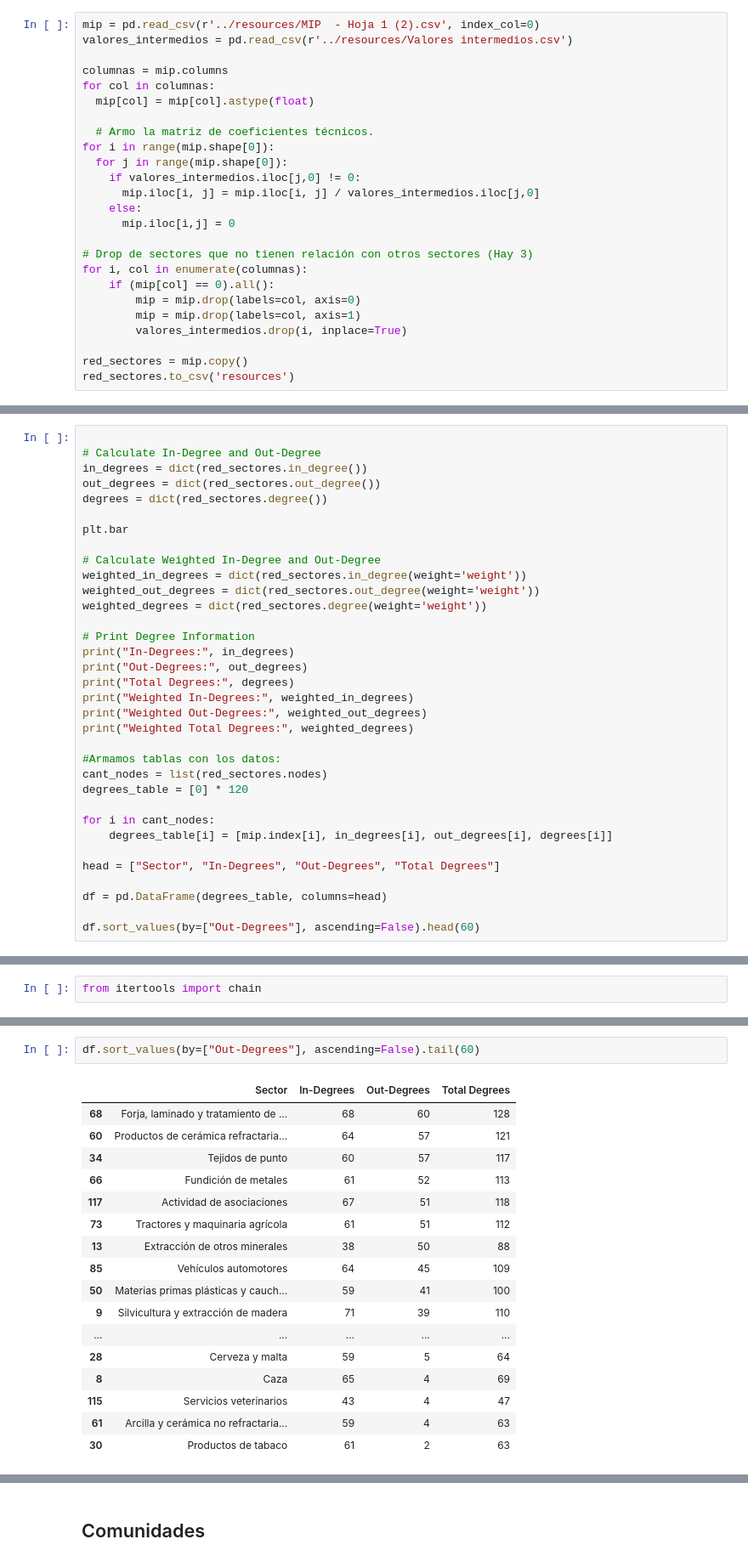
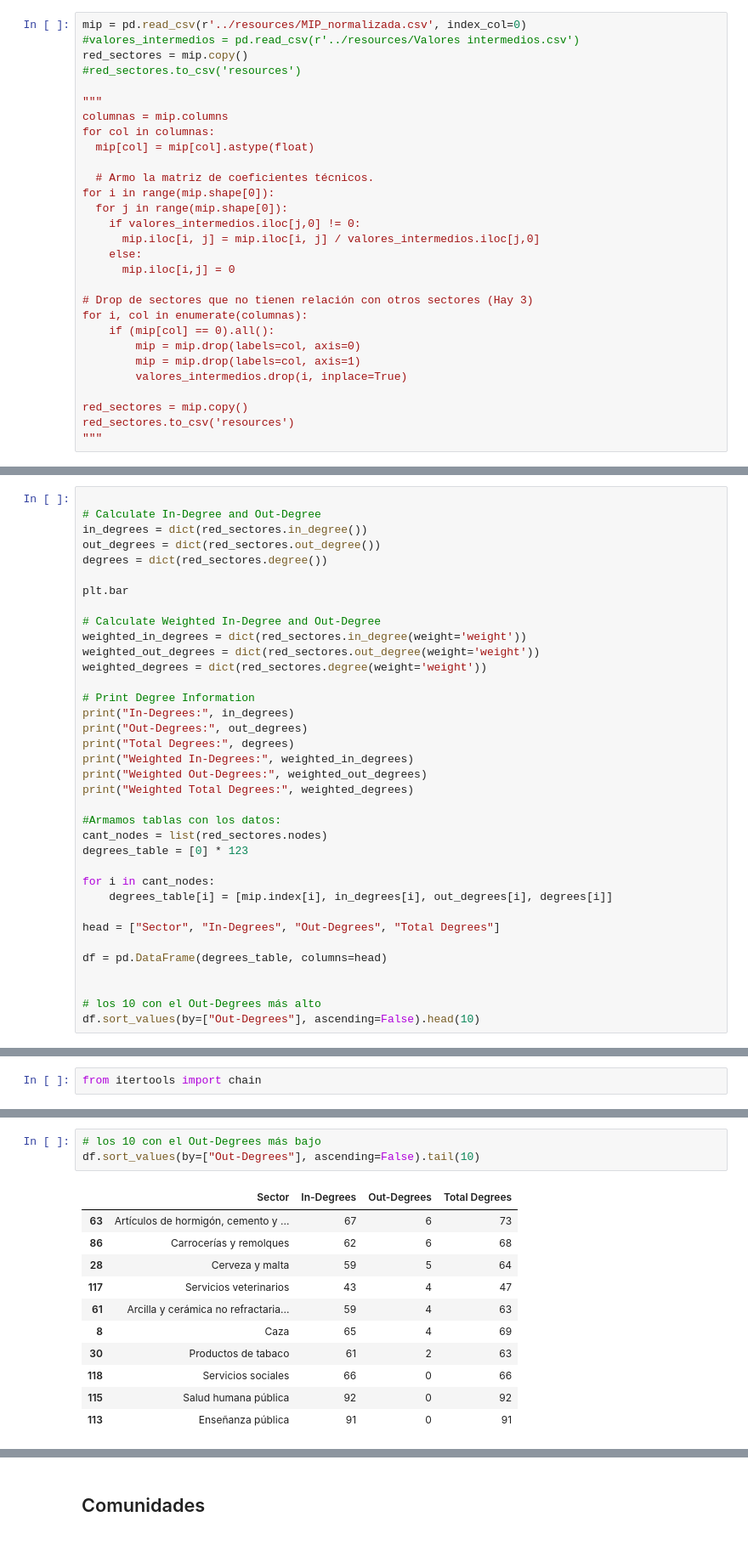
Before and after one commit to akielbowicz/tp-msscae-2024, a Jupyter notebook: notebooks/analisis_grafo.ipynb, the cells around one changed output, grey strips where cells are left out. Shown at 85% size. Drawn from its saved outputs; the diff is of its cells as text.

```diff
--- a/notebooks/analisis_grafo.ipynb
+++ b/notebooks/analisis_grafo.ipynb
@@ -12,9 +12,12 @@ from matplotlib.patches import Polygon
 # %% [markdown]
 ## Creación del grafo
 # %%
-mip = pd.read_csv(r'../resources/MIP  - Hoja 1 (2).csv', index_col=0)
-valores_intermedios = pd.read_csv(r'../resources/Valores intermedios.csv')
+mip = pd.read_csv(r'../resources/MIP_normalizada.csv', index_col=0)
+#valores_intermedios = pd.read_csv(r'../resources/Valores intermedios.csv')
+red_sectores = mip.copy()
+#red_sectores.to_csv('resources')
 
+"""
 columnas = mip.columns
 for col in columnas:
   mip[col] = mip[col].astype(float)
@@ -36,3 +39,4 @@ for i, col in enumerate(columnas):
 
 red_sectores = mip.copy()
 red_sectores.to_csv('resources')
+"""
@@ -108,7 +114,7 @@ print("Weighted Total Degrees:", weighted_degrees)
 
 #Armamos tablas con los datos:
 cant_nodes = list(red_sectores.nodes)
-degrees_table = [0] * 120
+degrees_table = [0] * 123
 
 for i in cant_nodes:
     degrees_table[i] = [mip.index[i], in_degrees[i], out_degrees[i], degrees[i]]
@@ -117,6 +123,8 @@ head = ["Sector", "In-Degrees", "Out-Degrees", "Total Degrees"]
 
 df = pd.DataFrame(degrees_table, columns=head)
 
-df.sort_values(by=["Out-Degrees"], ascending=False).head(60)
+
+# los 10 con el Out-Degrees más alto
+df.sort_values(by=["Out-Degrees"], ascending=False).head(10)
 # %% [output]
 In-Degrees: {0: 77, 1: 80, 2: 79, 3: 82, 4: 73, 5: 87, 6: 88, 7: 69, 8: 65, 9: 71, 10: 84, 11: 50, 12: 36, 13: 38, 14: 76, 15: 63, 16: 74, 17: 66, 18: 72, 19: 67, 20: 72, 21: 81, 22: 66, 23: 72, 24: 7 ...
@@ -167,20 +169,15 @@ list(red_sectores[1])
 # %%
-df.sort_values(by=["Out-Degrees"], ascending=False).tail(60)
+# los 10 con el Out-Degrees más bajo
+df.sort_values(by=["Out-Degrees"], ascending=False).tail(10)
 # %% [output]
 |  | Sector | In-Degrees | Out-Degrees | Total Degrees |
-| 68 | Forja, laminado y tratamiento de ... | 68 | 60 | 128 |
-| 60 | Productos de cerámica refractaria... | 64 | 57 | 121 |
-| 34 | Tejidos de punto | 60 | 57 | 117 |
-| 66 | Fundición de metales | 61 | 52 | 113 |
-| 117 | Actividad de asociaciones | 67 | 51 | 118 |
-| 73 | Tractores y maquinaria agrícola | 61 | 51 | 112 |
-| 13 | Extracción de otros minerales | 38 | 50 | 88 |
-| 85 | Vehículos automotores | 64 | 45 | 109 |
-| 50 | Materias primas plásticas y cauch... | 59 | 41 | 100 |
-| 9 | Silvicultura y extracción de madera | 71 | 39 | 110 |
-| ... | ... | ... | ... | ... |
+| 63 | Artículos de hormigón, cemento y ... | 67 | 6 | 73 |
+| 86 | Carrocerías y remolques | 62 | 6 | 68 |
 | 28 | Cerveza y malta | 59 | 5 | 64 |
+| 117 | Servicios veterinarios | 43 | 4 | 47 |
+| 61 | Arcilla y cerámica no refractaria... | 59 | 4 | 63 |
 | 8 | Caza | 65 | 4 | 69 |
-| 115 | Servicios veterinarios | 43 | 4 | 47 |
-| 61 | Arcilla y cerámica no refractaria... | 59 | 4 | 63 |
 | 30 | Productos de tabaco | 61 | 2 | 63 |
+| 118 | Servicios sociales | 66 | 0 | 66 |
+| 115 | Salud humana pública | 92 | 0 | 92 |
+| 113 | Enseñanza pública | 91 | 0 | 91 |
```
Also changed, not shown: parts of 10 cells of this notebook.
